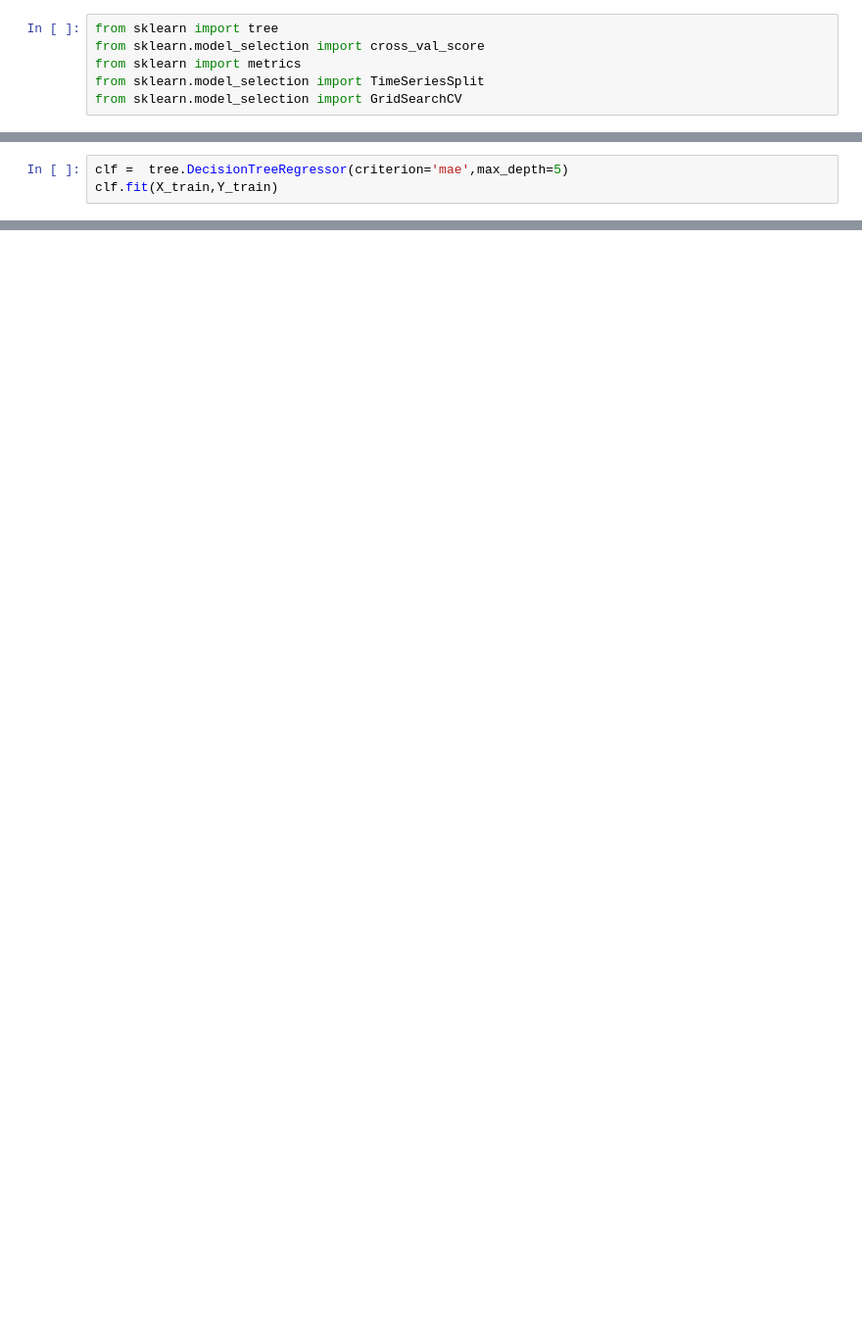
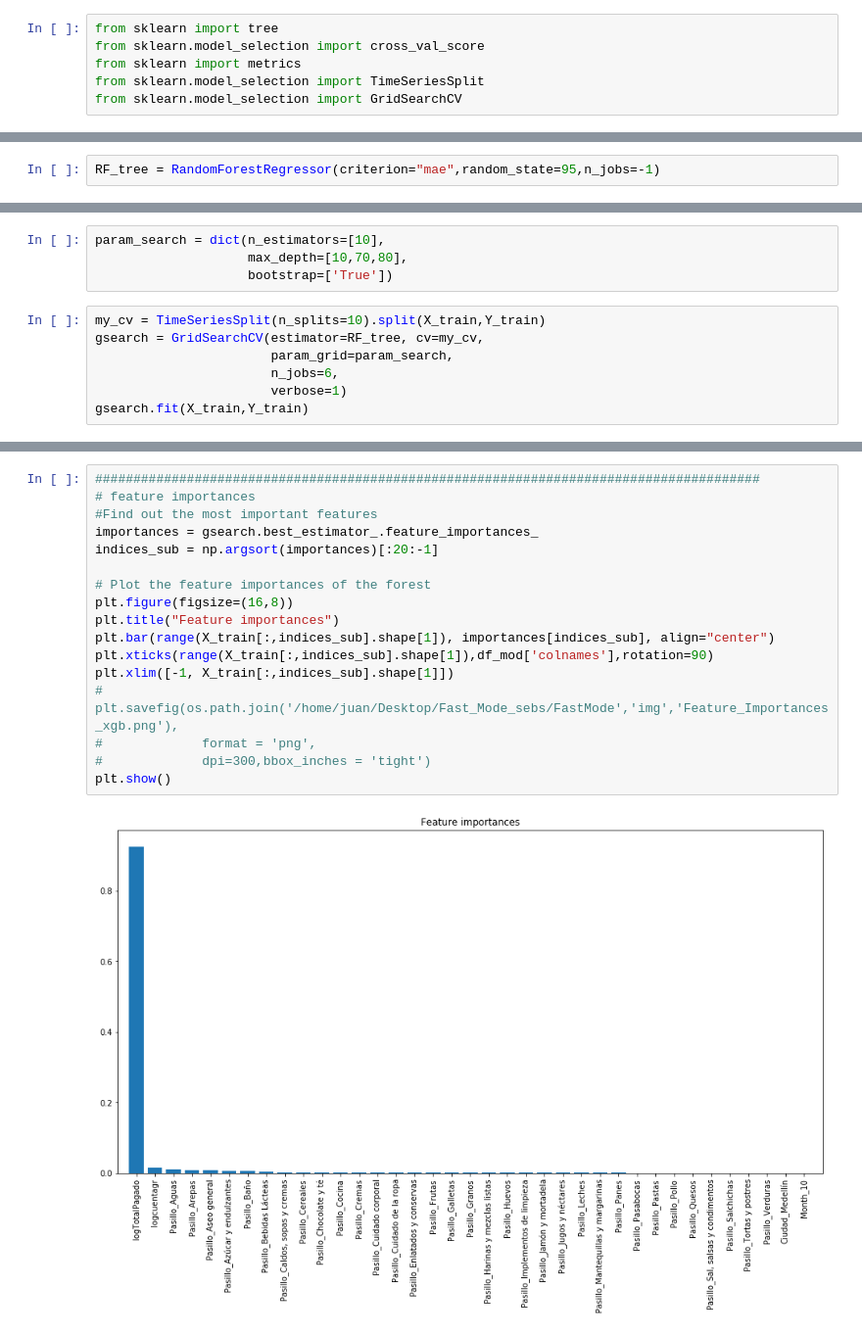
Before and after one commit to juansebastiang29/dashborard_sc, a Jupyter notebook: src/Data_exploration.ipynb, the cells around one changed output, grey strips where cells are left out. Shown: that part at 98% size. Drawn from its saved outputs; the diff is of its cells as text; blank space fills up the shorter version.

```diff
--- a/src/Data_exploration.ipynb
+++ b/src/Data_exploration.ipynb
@@ -341,3 +366,0 @@ metrics.mean_absolute_error(gsearch.best_estimator_.predict(X_test),
-# %%
-clf =  tree.DecisionTreeRegressor(criterion='mae',max_depth=5)
-clf.fit(X_train,Y_train)
@@ -376,0 +385,2 @@ You should consider upgrading via the 'pip install --upgrade pip' command.
+# %%
+RF_tree = RandomForestRegressor(criterion="mae",random_state=95,n_jobs=-1)
@@ -376,0 +391,11 @@ You should consider upgrading via the 'pip install --upgrade pip' command.
+# %%
+param_search = dict(n_estimators=[10],
+                    max_depth=[10,70,80],
+                    bootstrap=['True'])
+# %%
+my_cv = TimeSeriesSplit(n_splits=10).split(X_train,Y_train)
+gsearch = GridSearchCV(estimator=RF_tree, cv=my_cv,
+                       param_grid=param_search,
+                       n_jobs=6,
+                       verbose=1)
+gsearch.fit(X_train,Y_train)
@@ -376,0 +421,19 @@ You should consider upgrading via the 'pip install --upgrade pip' command.
+# %%
+#######################################################################################
+# feature importances
+#Find out the most important features
+importances = gsearch.best_estimator_.feature_importances_
+indices_sub = np.argsort(importances)[:20:-1]
+
+# Plot the feature importances of the forest
+plt.figure(figsize=(16,8))
+plt.title("Feature importances")
+plt.bar(range(X_train[:,indices_sub].shape[1]), importances[indices_sub], align="center")
+plt.xticks(range(X_train[:,indices_sub].shape[1]),df_mod['colnames'],rotation=90)
+plt.xlim([-1, X_train[:,indices_sub].shape[1]])
+# plt.savefig(os.path.join('/home/juan/Desktop/Fast_Mode_sebs/FastMode','img','Feature_Importances_xgb.png'),
+#             format = 'png',
+#             dpi=300,bbox_inches = 'tight')
+plt.show()
+# %% [output]
+[figure, added]
```
Also changed, not shown: parts of 33 cells of this notebook, 2 other files.
